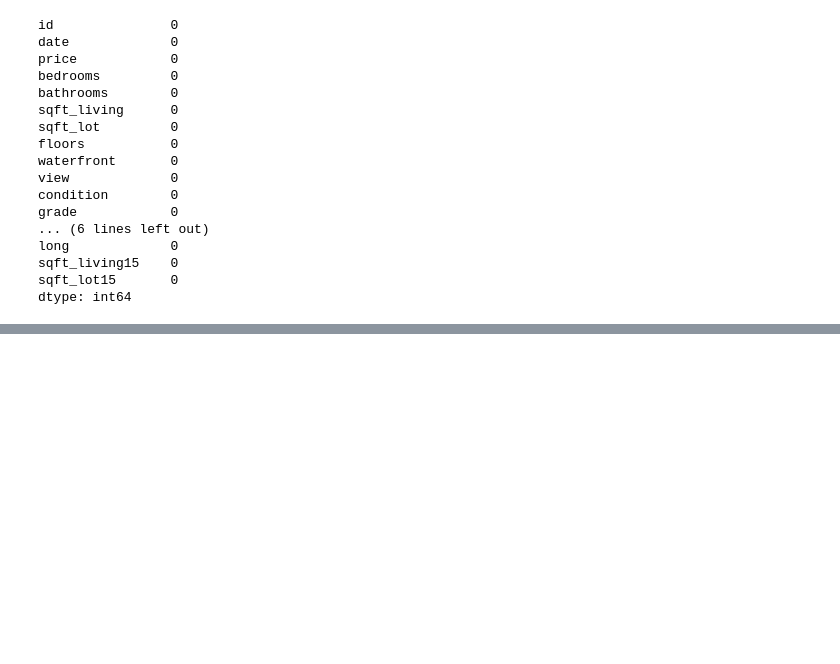
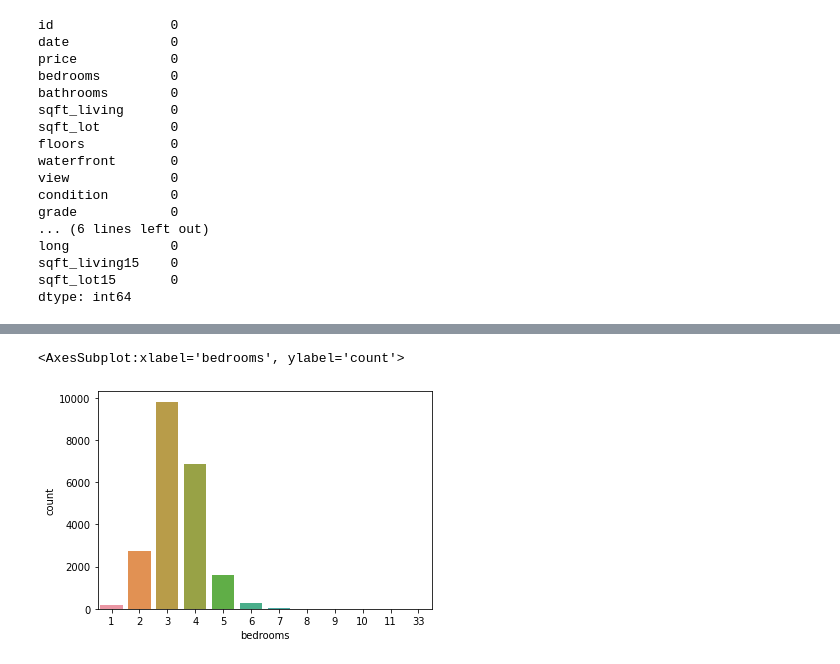
Before and after one commit to UpamaKr/DL, a Jupyter notebook: TF_Regression_Code_Along_Exploratory_Data_Analysis.ipynb, the cells around one changed output, grey strips where cells are left out. Drawn from its saved outputs; the diff is of its cells as text; code cells hidden in the pictures; blank space fills up the shorter version.

```diff
--- a/TF_Regression_Code_Along_Exploratory_Data_Analysis.ipynb
+++ b/TF_Regression_Code_Along_Exploratory_Data_Analysis.ipynb
@@ -86,0 +93,5 @@ df.describe().transpose()
+# %%
+sns.countplot(df['bedrooms'])
+# %% [output]
+<AxesSubplot:xlabel='bedrooms', ylabel='count'>
+[figure, added]
```
Also changed, not shown: parts of 67 cells of this notebook.
